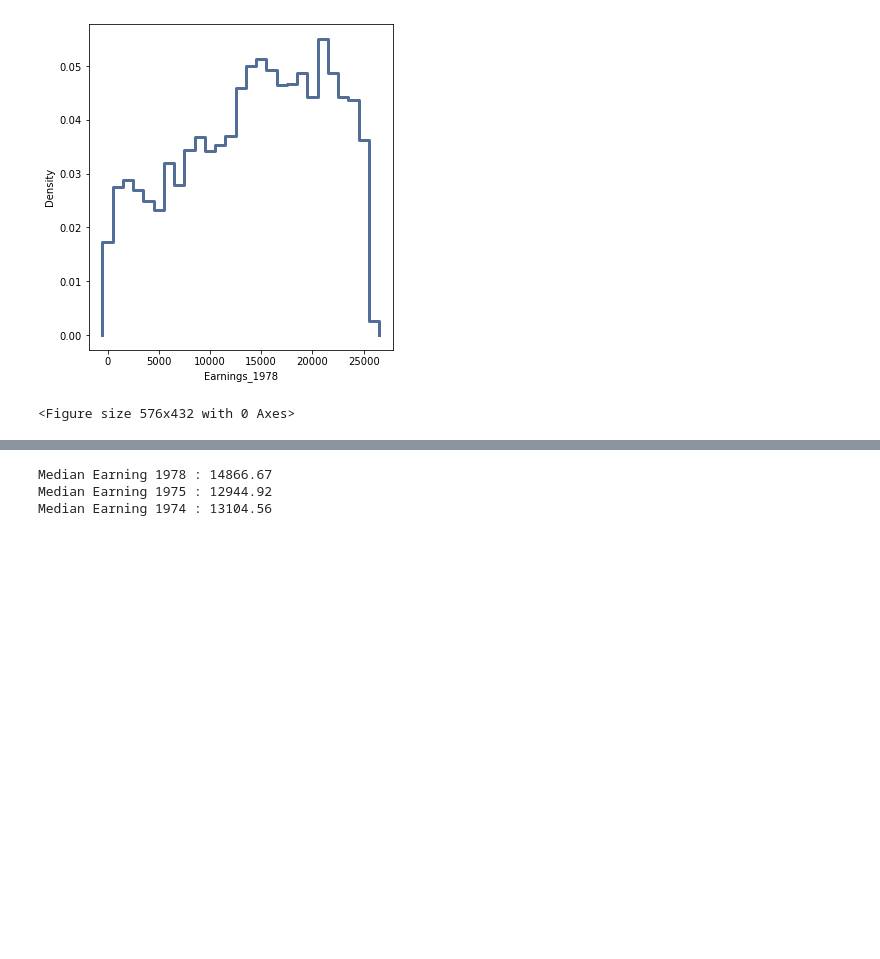
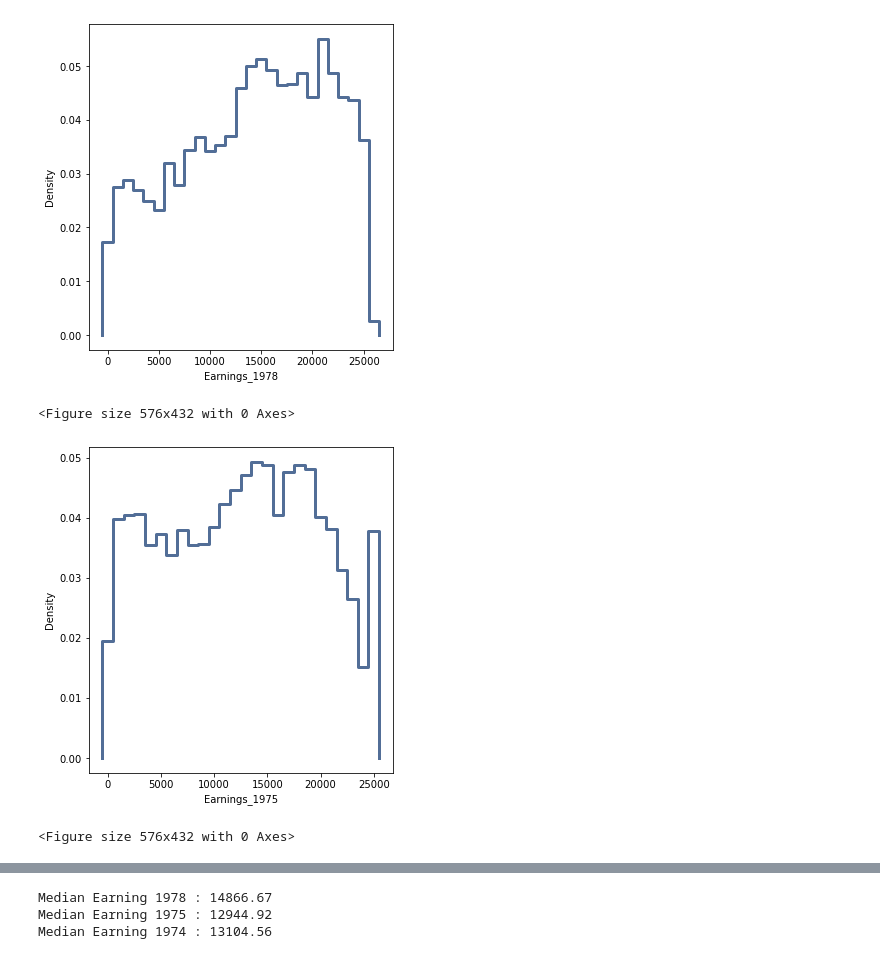
Before and after one commit to fadesere/BSIP_Assignment_1_Students, a Jupyter notebook: Assignment.ipynb, the cells around one changed output, grey strips where cells are left out. Drawn from its saved outputs; the diff is of its cells as text; code cells hidden in the pictures; blank space fills up the shorter version.

```diff
--- a/Assignment.ipynb
+++ b/Assignment.ipynb
@@ -419,3 +436,14 @@ thinkplot.Show(xlabel="Earnings_1978", ylabel = "Density")
 # %% [output]
 [figure]
 <Figure size 576x432 with 0 Axes>
+# %%
+#Graph
+dfpmf_Earn75 = thinkstats2.Pmf(round(df["Earnings_1975"],-3))
+
+thinkplot.PrePlot(cols=2)
+thinkplot.Pmfs([dfpmf_Earn75])
+#thinkplot.Show(xlabel="Earning_75", ylabel = "Percentage")
+thinkplot.Show(xlabel="Earnings_1975", ylabel = "Density")
+# %% [output]
+[figure, added]
+<Figure size 576x432 with 0 Axes>
```
Also changed, not shown: parts of 15 cells of this notebook.
